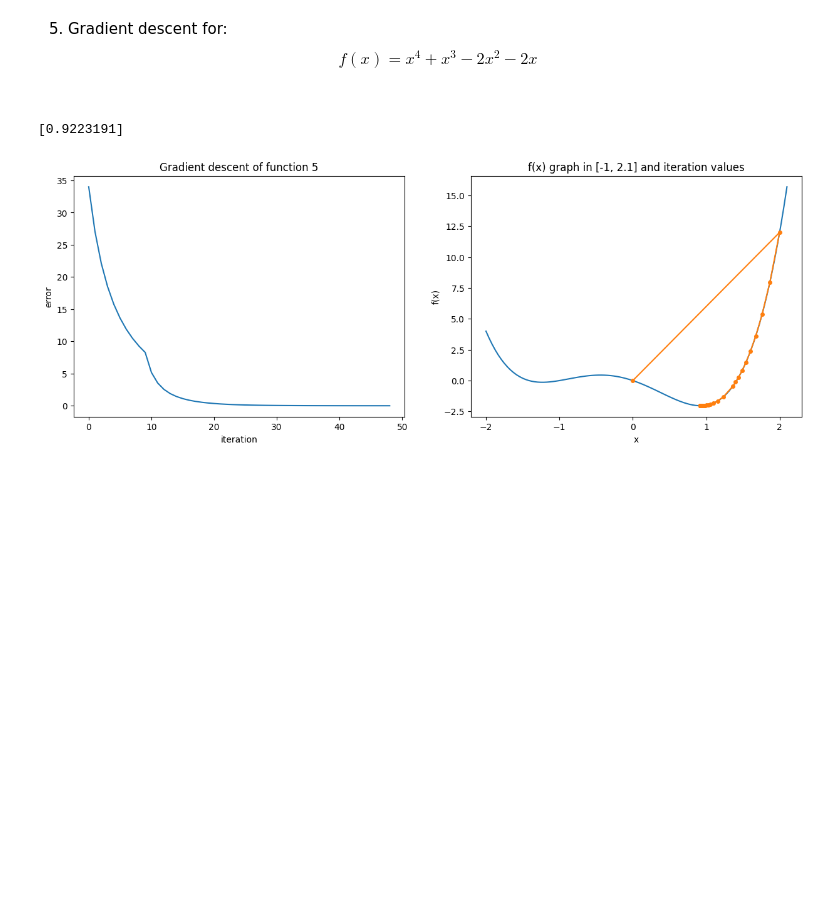
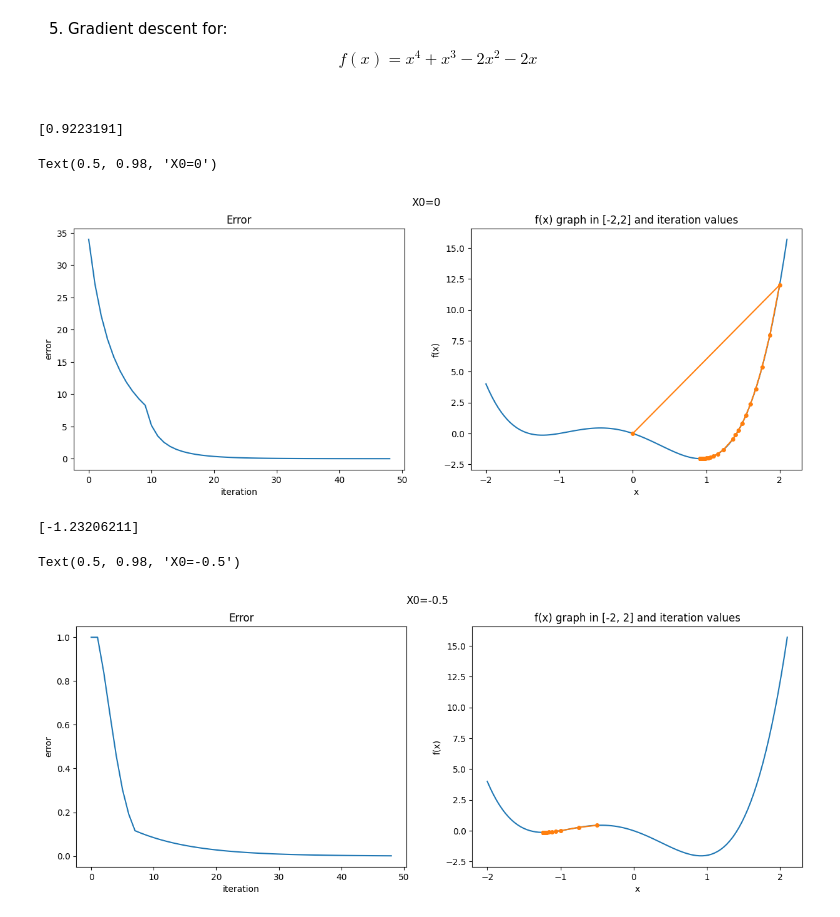
Before and after one commit to danielenapo/AI_unibo, a Jupyter notebook: Maths4ML/Homeworks/3/GD.ipynb, the cells around one changed output. Cells and saved outputs as stored; diff of their text form; code cells hidden in the pictures; blank space fills up the shorter version.

```diff
--- a/Maths4ML/Homeworks/3/GD.ipynb
+++ b/Maths4ML/Homeworks/3/GD.ipynb
@@ -236,7 +277,7 @@ def f4(x,A,b, l):
 def grad_f4(x,A,b, l):
     return (A@x-b).T@A + l*x
 
-n=10
+n=5
 plt.xlabel("iterations")
 plt.ylabel("error")
 l_val=[0.1, 0.5, 1, 2, 5, 10, 20, 50, 100]
@@ -249,5 +290,5 @@ for i in l_val:
     plt.plot(err_val4)
 legend=["l="+str(i) for i in l_val]
 plt.legend(legend)
-plt.title("GD of R^n -> R with regularization (n=10)")
+plt.title(f"Error of function 4 with regularization (different l and fixed n={n})")
 # %% [output]
@@ -265,24 +306,51 @@ def grad_f5(x):
     return 4*x**3+3*x**2-4*x-2
 
 x0=np.array((0,))
-x_val5, f_val5, err_val5=GD(f5, grad_f5, x0, 1e-6, 1e-6, 50)
+x_val5, f_val5, err_val5=GD(f5, grad_f5, x0, 1e-6, 1e-6, 50,1)
 x_val5=np.array(x_val5)
 
 fig, (ax1, ax2)=plt.subplots(1,2, figsize=(15,5))
 ax1.plot(err_val5)
 ax1.set_xlabel("iteration")
 ax1.set_ylabel("error")
-ax1.set_title("Gradient descent of function 5")
+ax1.set_title("Error")
 plt.xlabel("iterations")
 plt.ylabel("error")
 
 x=np.linspace(-2,2.1,100)
 ax2.plot(x, f5(x))
 ax2.plot(x_val5, f5(x_val5), "o-", markersize=4)
-ax2.set_title("f(x) graph in [-1, 2.1] and iteration values")
+ax2.set_title("f(x) graph in [-2,2] and iteration values")
 ax2.set_xlabel("x")
 ax2.set_ylabel("f(x)")
 print(x_val5[-1])
+fig.suptitle("X0=0")
 # %% [output]
 [0.9223191]
+Text(0.5, 0.98, 'X0=0')
-[figure, old version]
+[figure, new version]
+# %%
+x0=np.array((-0.5,))
+x_val5, f_val5, err_val5=GD(f5, grad_f5, x0, 1e-6, 1e-6, 50, 1)
+x_val5=np.array(x_val5)
+
+fig, (ax1, ax2)=plt.subplots(1,2, figsize=(15,5))
+ax1.plot(err_val5)
+ax1.set_xlabel("iteration")
+ax1.set_ylabel("error")
+ax1.set_title("Error")
+plt.xlabel("iterations")
+plt.ylabel("error")
+
+x=np.linspace(-2,2.1,100)
+ax2.plot(x, f5(x))
+ax2.plot(x_val5, f5(x_val5), "o-", markersize=4)
+ax2.set_title("f(x) graph in [-2, 2] and iteration values")
+ax2.set_xlabel("x")
+ax2.set_ylabel("f(x)")
+print(x_val5[-1])
+fig.suptitle("X0=-0.5")
+# %% [output]
+[-1.23206211]
+Text(0.5, 0.98, 'X0=-0.5')
+[figure, added]
```
Also changed, not shown: parts of 5 cells of this notebook, 27 other files.
